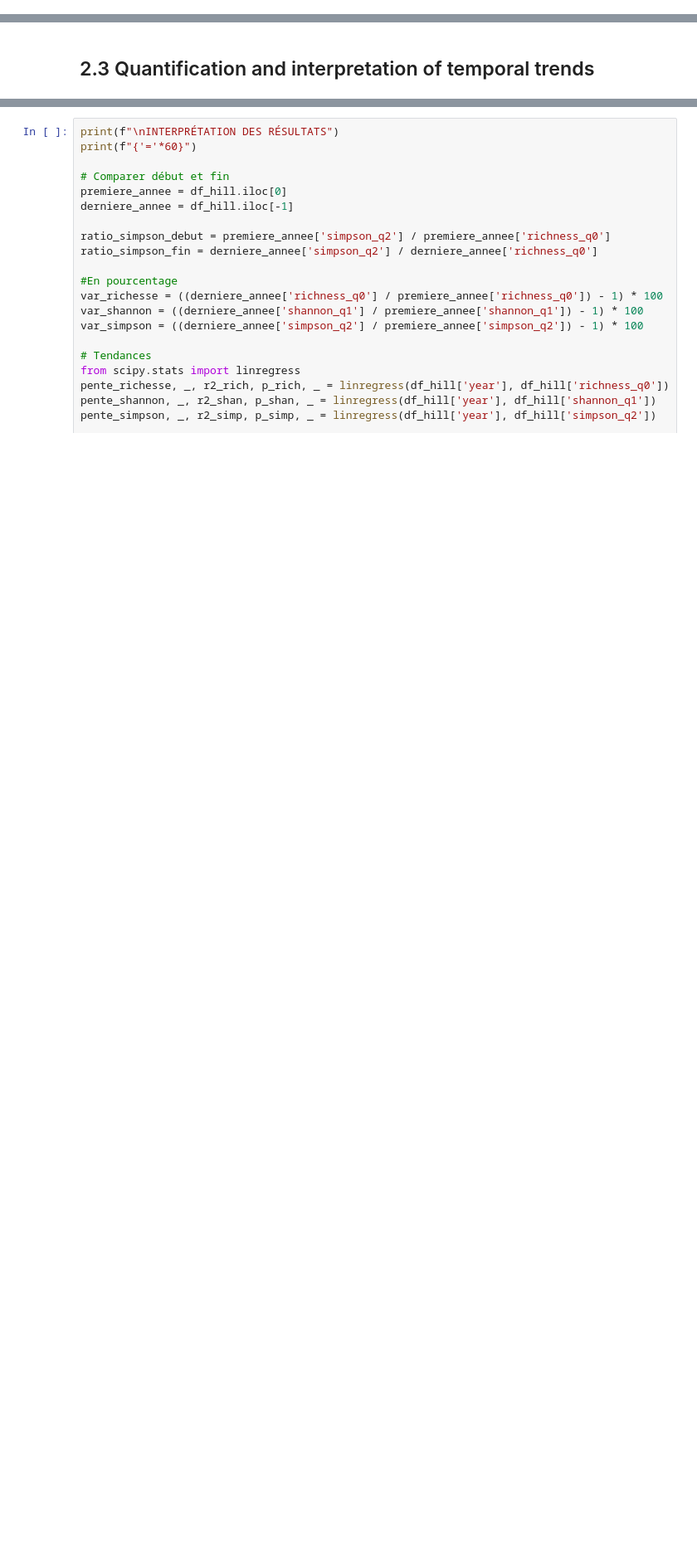
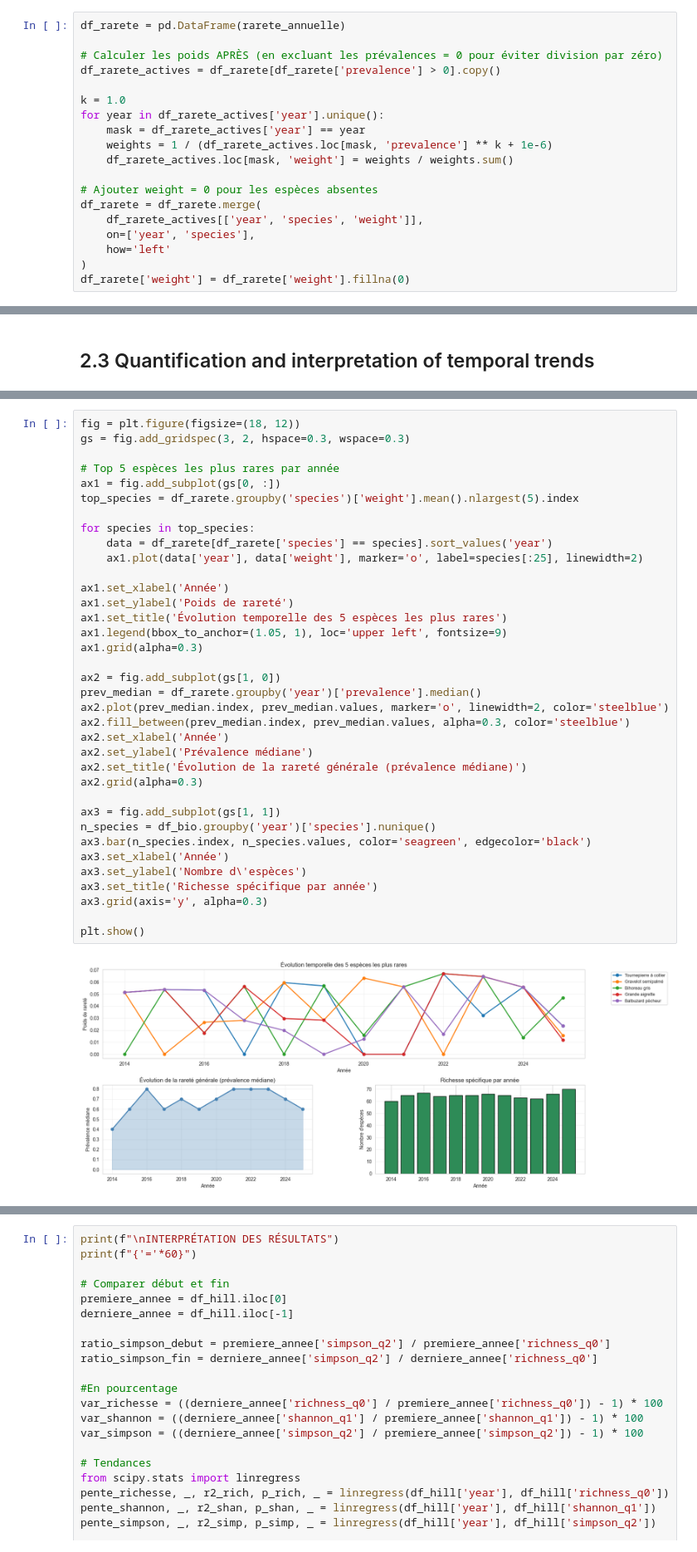
Before and after one commit to amineouat/Archived-Applied-Statistics-Project, a Jupyter notebook: birds-biodiversity/notebooks/data_exploration.ipynb, the cells around one changed output, grey strips where cells are left out. Shown at 83% size. Drawn from its saved outputs; the diff is of its cells as text; blank space fills up the shorter version.

```diff
--- a/birds-biodiversity/notebooks/data_exploration.ipynb
+++ b/birds-biodiversity/notebooks/data_exploration.ipynb
@@ -1348,3 +1345,22 @@ df_rarete = pd.DataFrame(rarete_annuelle)
+# %%
+df_rarete = pd.DataFrame(rarete_annuelle)
+
+# Calculer les poids APRÈS (en excluant les prévalences = 0 pour éviter division par zéro)
+df_rarete_actives = df_rarete[df_rarete['prevalence'] > 0].copy()
+
+k = 1.0
+for year in df_rarete_actives['year'].unique():
+    mask = df_rarete_actives['year'] == year
+    weights = 1 / (df_rarete_actives.loc[mask, 'prevalence'] ** k + 1e-6)
+    df_rarete_actives.loc[mask, 'weight'] = weights / weights.sum()
+
+# Ajouter weight = 0 pour les espèces absentes
+df_rarete = df_rarete.merge(
+    df_rarete_actives[['year', 'species', 'weight']],
+    on=['year', 'species'],
+    how='left'
+)
+df_rarete['weight'] = df_rarete['weight'].fillna(0)
 # %% [markdown]
 ### 2.2.1 Richesse spécifique
 # %%
@@ -1774,3 +1788,41 @@ year
 Tourterelle oreillarde        2019       2019             6
       Chevalier criard        2018       2020             5
             Noddi brun        2016       2020             5
+# %%
+fig = plt.figure(figsize=(18, 12))
+gs = fig.add_gridspec(3, 2, hspace=0.3, wspace=0.3)
+
+# Top 5 espèces les plus rares par année
+ax1 = fig.add_subplot(gs[0, :])
+top_species = df_rarete.groupby('species')['weight'].mean().nlargest(5).index
+
+for species in top_species:
+    data = df_rarete[df_rarete['species'] == species].sort_values('year')
+    ax1.plot(data['year'], data['weight'], marker='o', label=species[:25], linewidth=2)
+
+ax1.set_xlabel('Année')
+ax1.set_ylabel('Poids de rareté')
+ax1.set_title('Évolution temporelle des 5 espèces les plus rares')
+ax1.legend(bbox_to_anchor=(1.05, 1), loc='upper left', fontsize=9)
+ax1.grid(alpha=0.3)
+
+ax2 = fig.add_subplot(gs[1, 0])
+prev_median = df_rarete.groupby('year')['prevalence'].median()
+ax2.plot(prev_median.index, prev_median.values, marker='o', linewidth=2, color='steelblue')
+ax2.fill_between(prev_median.index, prev_median.values, alpha=0.3, color='steelblue')
+ax2.set_xlabel('Année')
+ax2.set_ylabel('Prévalence médiane')
+ax2.set_title('Évolution de la rareté générale (prévalence médiane)')
+ax2.grid(alpha=0.3)
+
+ax3 = fig.add_subplot(gs[1, 1])
+n_species = df_bio.groupby('year')['species'].nunique()
+ax3.bar(n_species.index, n_species.values, color='seagreen', edgecolor='black')
+ax3.set_xlabel('Année')
+ax3.set_ylabel('Nombre d\'espèces')
+ax3.set_title('Richesse spécifique par année')
+ax3.grid(axis='y', alpha=0.3)
+
+plt.show()
+# %% [output]
+[figure, added]
```
Also changed, not shown: parts of 8 cells of this notebook.
